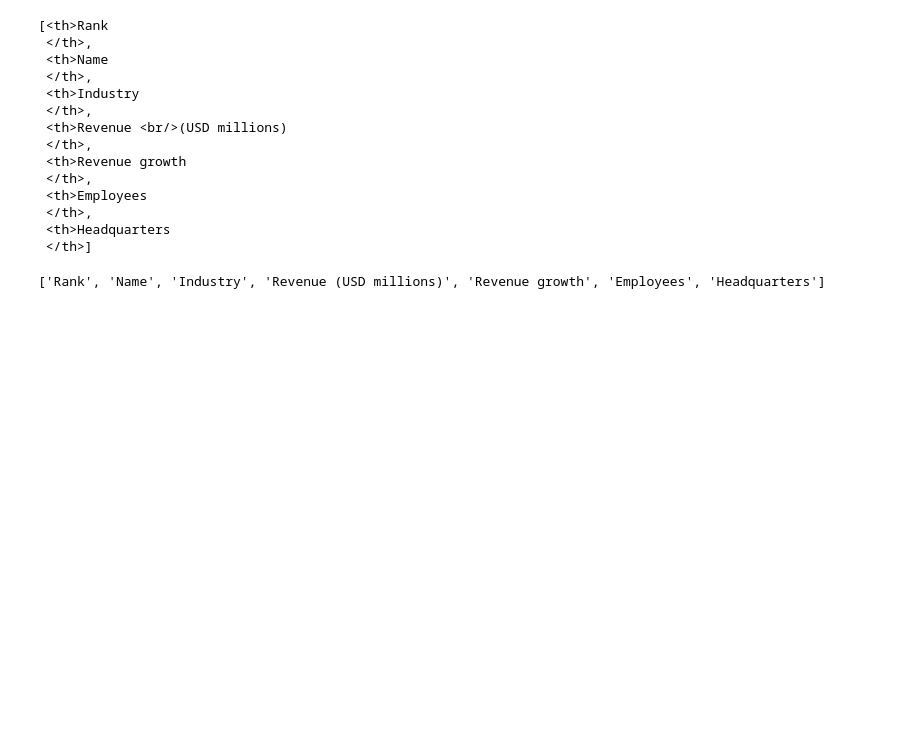
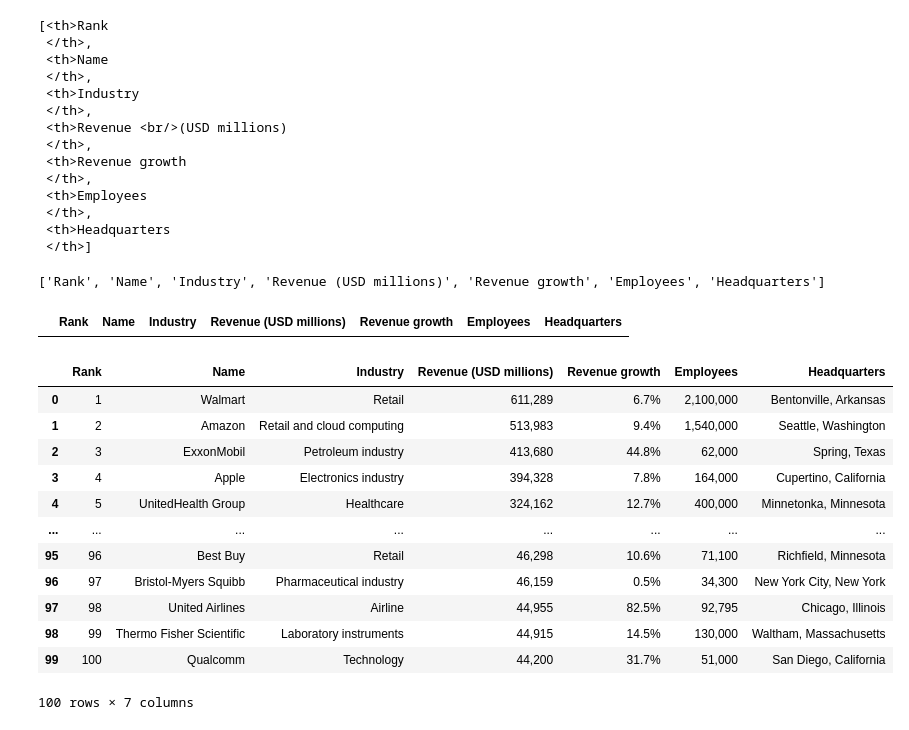
Before and after one commit to EdwinKingori/Web_scraping, a Jupyter notebook: web_scraping.ipynb, the cells around one changed output. Saved outputs shown, nothing was run; the diff lists cells and outputs as text; code cells hidden in the pictures; blank space fills up the shorter version.

Commit message:
scraping and storing data to a csv

```diff
--- a/web_scraping.ipynb
+++ b/web_scraping.ipynb
@@ -120,0 +123,32 @@ print(world_title_columns)
+# %%
+#scraping columns from the table
+df = pd.DataFrame(columns = world_title_columns )
+df
+# %% [output]
+|  | Rank | Name | Industry | Revenue (USD millions) | Revenue growth | Employees | Headquarters |
+# %%
+column_data = table.find_all('tr')
+# %%
+#retrieving column data from the table
+for row in column_data[1:]: #looping through the column_data 'tr'
+    row_data = row.find_all('td') #finding the 'td' which is the individual data
+    individual_row_data = [data.text.strip() for data in row_data] #getting the indindual row data and placing it to an individual string
+
+    length = len(df) # getting the length of dataframe
+    df.loc[length] =individual_row_data # appending each individual row to the df
+# %%
+df
+# %% [output]
+|  | Rank | Name | Industry | Revenue (USD millions) | Revenue growth | Employees | Headquarters |
+| 0 | 1 | Walmart | Retail | 611,289 | 6.7% | 2,100,000 | Bentonville, Arkansas |
+| 1 | 2 | Amazon | Retail and cloud computing | 513,983 | 9.4% | 1,540,000 | Seattle, Washington |
+| 2 | 3 | ExxonMobil | Petroleum industry | 413,680 | 44.8% | 62,000 | Spring, Texas |
+| 3 | 4 | Apple | Electronics industry | 394,328 | 7.8% | 164,000 | Cupertino, California |
+| 4 | 5 | UnitedHealth Group | Healthcare | 324,162 | 12.7% | 400,000 | Minnetonka, Minnesota |
+| ... | ... | ... | ... | ... | ... | ... | ... |
+| 95 | 96 | Best Buy | Retail | 46,298 | 10.6% | 71,100 | Richfield, Minnesota |
+| 96 | 97 | Bristol-Myers Squibb | Pharmaceutical industry | 46,159 | 0.5% | 34,300 | New York City, New York |
+| 97 | 98 | United Airlines | Airline | 44,955 | 82.5% | 92,795 | Chicago, Illinois |
+| 98 | 99 | Thermo Fisher Scientific | Laboratory instruments | 44,915 | 14.5% | 130,000 | Waltham, Massachusetts |
+| 99 | 100 | Qualcomm | Technology | 44,200 | 31.7% | 51,000 | San Diego, California |
+100 rows × 7 columns
```
Also changed, not shown: parts of 3 cells of this notebook, 1 other file.
